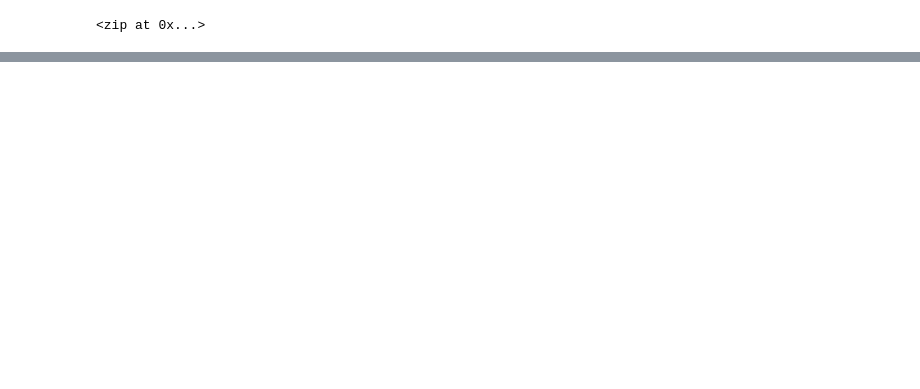
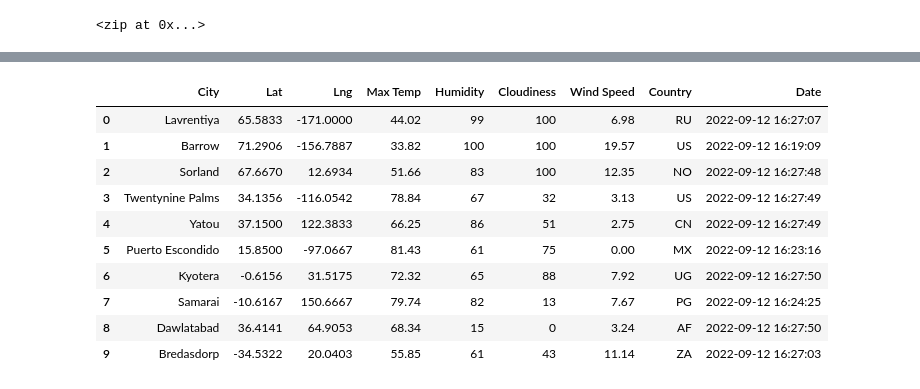
Before and after one commit to shilpabt/World_Weather_Analysis, a Jupyter notebook: WeatherPy.ipynb, the cells around one changed output, grey strips where cells are left out. Cells and saved outputs as stored; diff of their text form; code cells hidden in the pictures; blank space fills up the shorter version.

```diff
--- a/WeatherPy.ipynb
+++ b/WeatherPy.ipynb
@@ -56,0 +151,16 @@ hermanus za
+# %%
+# Convert the array of dictionaries to a Pandas DataFrame.
+city_data_df = pd.DataFrame(city_data)
+city_data_df.head(10)
+# %% [output]
+|  | City | Lat | Lng | Max Temp | Humidity | Cloudiness | Wind Speed | Country | Date |
+| 0 | Lavrentiya | 65.5833 | -171.0000 | 44.02 | 99 | 100 | 6.98 | RU | 2022-09-12 16:27:07 |
+| 1 | Barrow | 71.2906 | -156.7887 | 33.82 | 100 | 100 | 19.57 | US | 2022-09-12 16:19:09 |
+| 2 | Sorland | 67.6670 | 12.6934 | 51.66 | 83 | 100 | 12.35 | NO | 2022-09-12 16:27:48 |
+| 3 | Twentynine Palms | 34.1356 | -116.0542 | 78.84 | 67 | 32 | 3.13 | US | 2022-09-12 16:27:49 |
+| 4 | Yatou | 37.1500 | 122.3833 | 66.25 | 86 | 51 | 2.75 | CN | 2022-09-12 16:27:49 |
+| 5 | Puerto Escondido | 15.8500 | -97.0667 | 81.43 | 61 | 75 | 0.00 | MX | 2022-09-12 16:23:16 |
+| 6 | Kyotera | -0.6156 | 31.5175 | 72.32 | 65 | 88 | 7.92 | UG | 2022-09-12 16:27:50 |
+| 7 | Samarai | -10.6167 | 150.6667 | 79.74 | 82 | 13 | 7.67 | PG | 2022-09-12 16:24:25 |
+| 8 | Dawlatabad | 36.4141 | 64.9053 | 68.34 | 15 | 0 | 3.24 | AF | 2022-09-12 16:27:50 |
+| 9 | Bredasdorp | -34.5322 | 20.0403 | 55.85 | 61 | 43 | 11.14 | ZA | 2022-09-12 16:27:03 |
```
Also changed, not shown: parts of 8 cells of this notebook, 2 other files.
